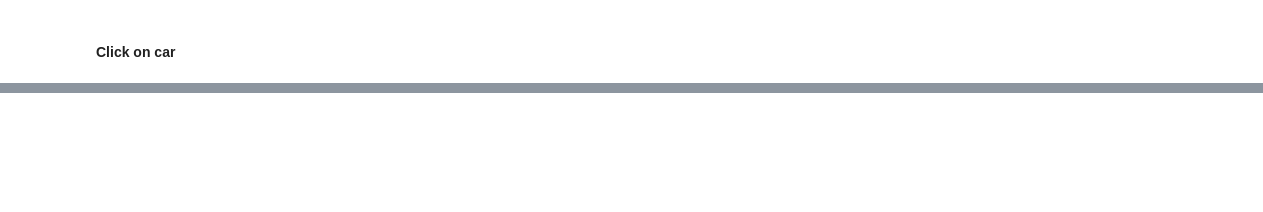
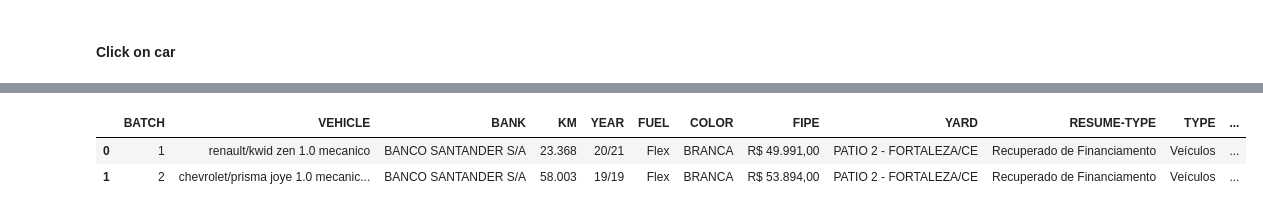
Before and after one commit to Hericson/Leilao, a Jupyter notebook: leilao.ipynb, the cells around one changed output, grey strips where cells are left out. Cells and saved outputs as stored; diff of their text form; code cells hidden in the pictures; blank space fills up the shorter version.

```diff
--- a/leilao.ipynb
+++ b/leilao.ipynb
@@ -130,0 +143,6 @@ write_csv(name = auction_title, cars = cars)
+# %%
+vehicles.head(2)
+# %% [output]
+|  | BATCH | VEHICLE | BANK | KM | YEAR | FUEL | COLOR | FIPE | YARD | RESUME-TYPE | TYPE | ... |
+| 0 | 1 | renault/kwid zen 1.0 mecanico | BANCO SANTANDER S/A | 23.368 | 20/21 | Flex | BRANCA | R$ 49.991,00 | PATIO 2 - FORTALEZA/CE | Recuperado de Financiamento | Veículos | ... |
+| 1 | 2 | chevrolet/prisma joye 1.0 mecanic... | BANCO SANTANDER S/A | 58.003 | 19/19 | Flex | BRANCA | R$ 53.894,00 | PATIO 2 - FORTALEZA/CE | Recuperado de Financiamento | Veículos | ... |
```
Also changed, not shown: parts of 8 cells of this notebook, 1 other file.
